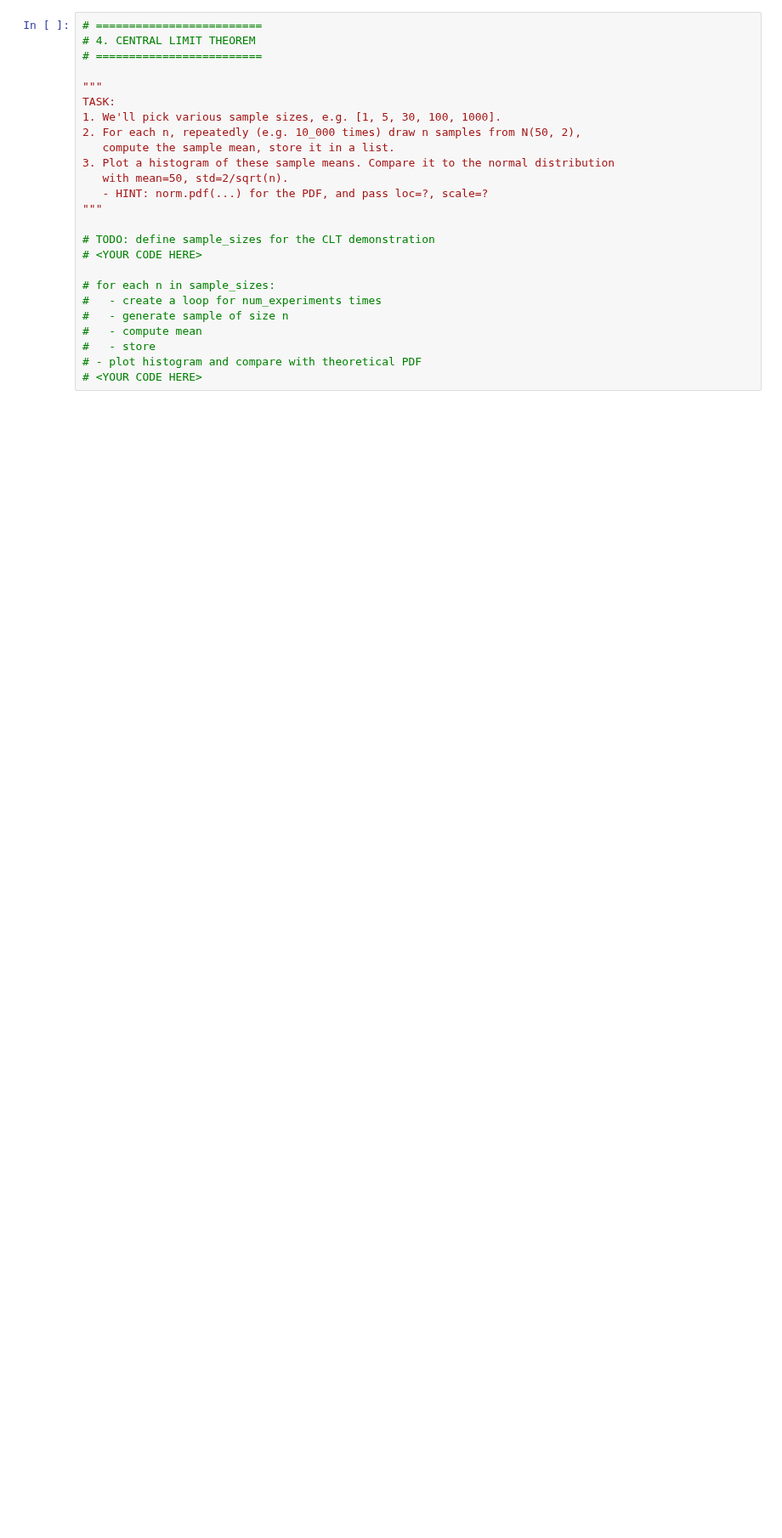
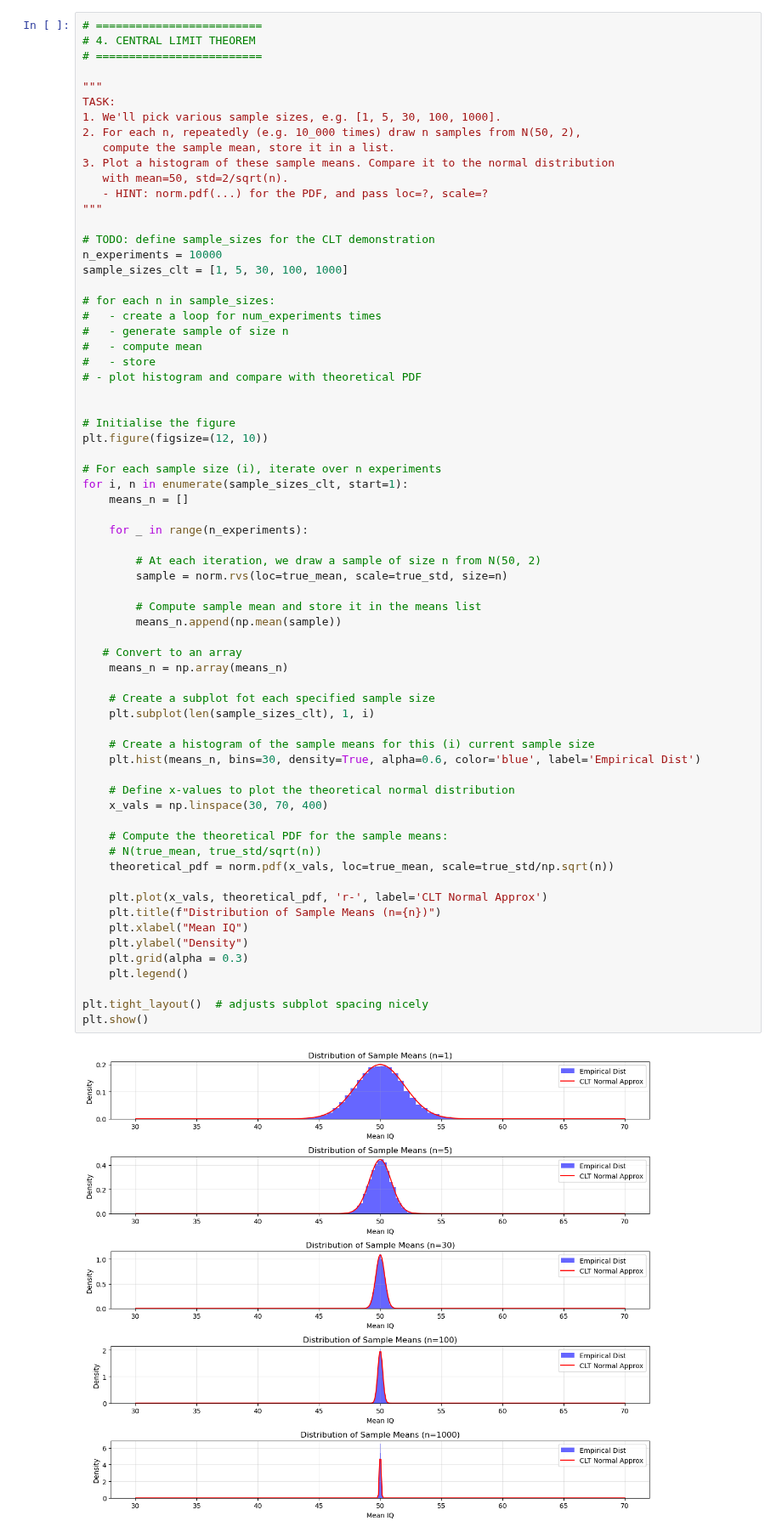
Before and after one commit to SaianPatel/InferentialStatistics, a Jupyter notebook: Labs/Lab4/Lab4_Exercise.ipynb, the cells around one changed output. Shown at 85% size. Drawn from its saved outputs; the diff is of its cells as text; blank space fills up the shorter version.

```diff
--- a/Labs/Lab4/Lab4_Exercise.ipynb
+++ b/Labs/Lab4/Lab4_Exercise.ipynb
@@ -201,28 +201,72 @@ n=10000 -> sample mean=50.01
 # %%
 # =========================
 # 4. CENTRAL LIMIT THEOREM
 # =========================
 
 """
 TASK:
 1. We'll pick various sample sizes, e.g. [1, 5, 30, 100, 1000].
 2. For each n, repeatedly (e.g. 10_000 times) draw n samples from N(50, 2),
    compute the sample mean, store it in a list.
 3. Plot a histogram of these sample means. Compare it to the normal distribution
    with mean=50, std=2/sqrt(n).
    - HINT: norm.pdf(...) for the PDF, and pass loc=?, scale=?
 """
 
 # TODO: define sample_sizes for the CLT demonstration
-# <YOUR CODE HERE>
+n_experiments = 10000
+sample_sizes_clt = [1, 5, 30, 100, 1000]
 
 # for each n in sample_sizes:
 #   - create a loop for num_experiments times
 #   - generate sample of size n
 #   - compute mean
 #   - store
 # - plot histogram and compare with theoretical PDF
-# <YOUR CODE HERE>
+
+
+# Initialise the figure
+plt.figure(figsize=(12, 10))
+
+# For each sample size (i), iterate over n experiments
+for i, n in enumerate(sample_sizes_clt, start=1):
+    means_n = []
+
+    for _ in range(n_experiments):
+
+        # At each iteration, we draw a sample of size n from N(50, 2)
+        sample = norm.rvs(loc=true_mean, scale=true_std, size=n)
+
+        # Compute sample mean and store it in the means list
+        means_n.append(np.mean(sample))
+
+   # Convert to an array
+    means_n = np.array(means_n)
+
+    # Create a subplot fot each specified sample size
+    plt.subplot(len(sample_sizes_clt), 1, i)
+
+    # Create a histogram of the sample means for this (i) current sample size
+    plt.hist(means_n, bins=30, density=True, alpha=0.6, color='blue', label='Empirical Dist')
+
+    # Define x-values to plot the theoretical normal distribution
+    x_vals = np.linspace(30, 70, 400)
+
+    # Compute the theoretical PDF for the sample means:
+    # N(true_mean, true_std/sqrt(n))
+    theoretical_pdf = norm.pdf(x_vals, loc=true_mean, scale=true_std/np.sqrt(n))
+
+    plt.plot(x_vals, theoretical_pdf, 'r-', label='CLT Normal Approx')
+    plt.title(f"Distribution of Sample Means (n={n})")
+    plt.xlabel("Mean IQ")
+    plt.ylabel("Density")
+    plt.grid(alpha = 0.3)
+    plt.legend()
+
+plt.tight_layout()  # adjusts subplot spacing nicely
+plt.show()
+# %% [output]
+[figure, added]
 # %%
 # =========================
 # 5. PUTTING IT ALL TOGETHER
```
